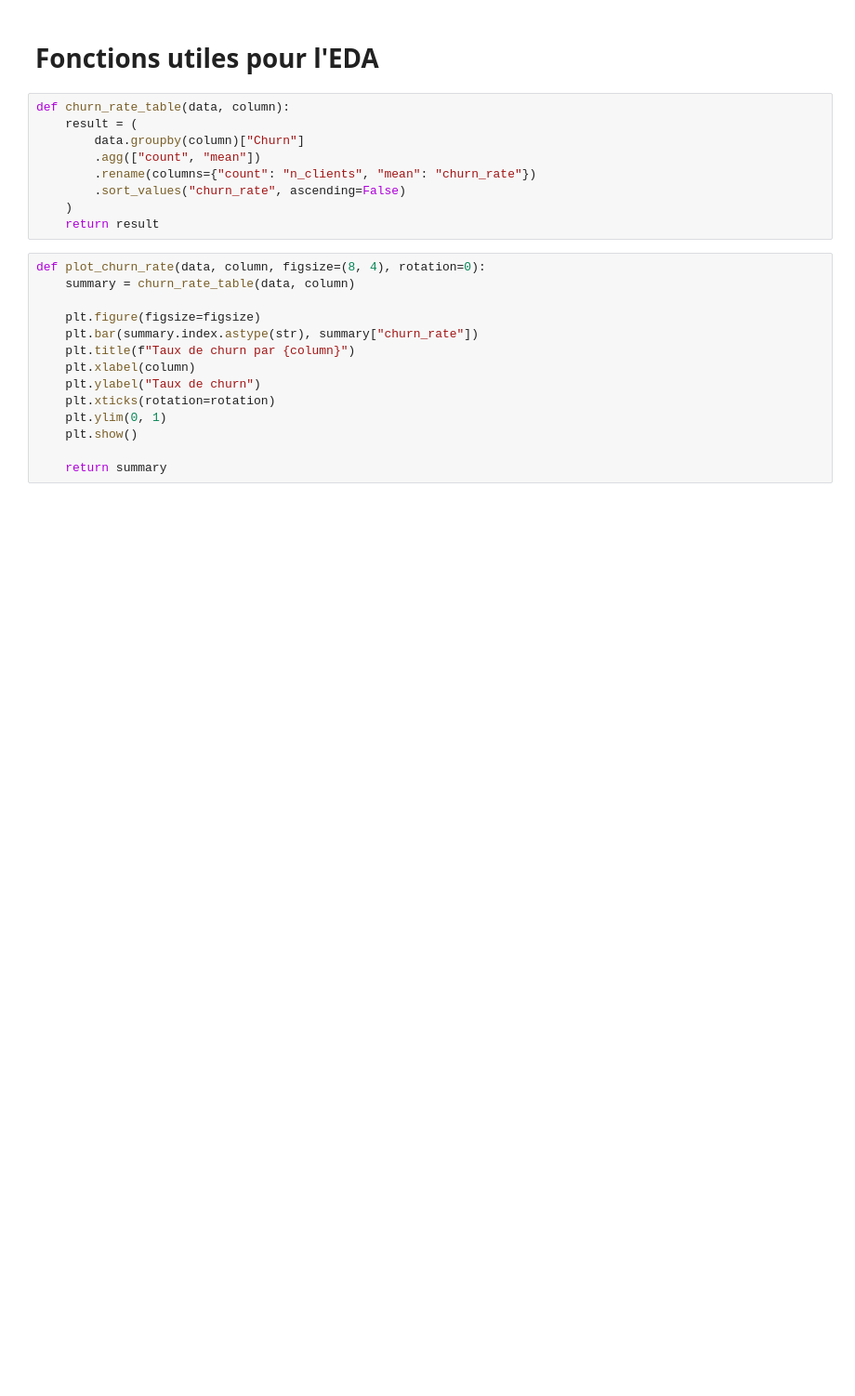
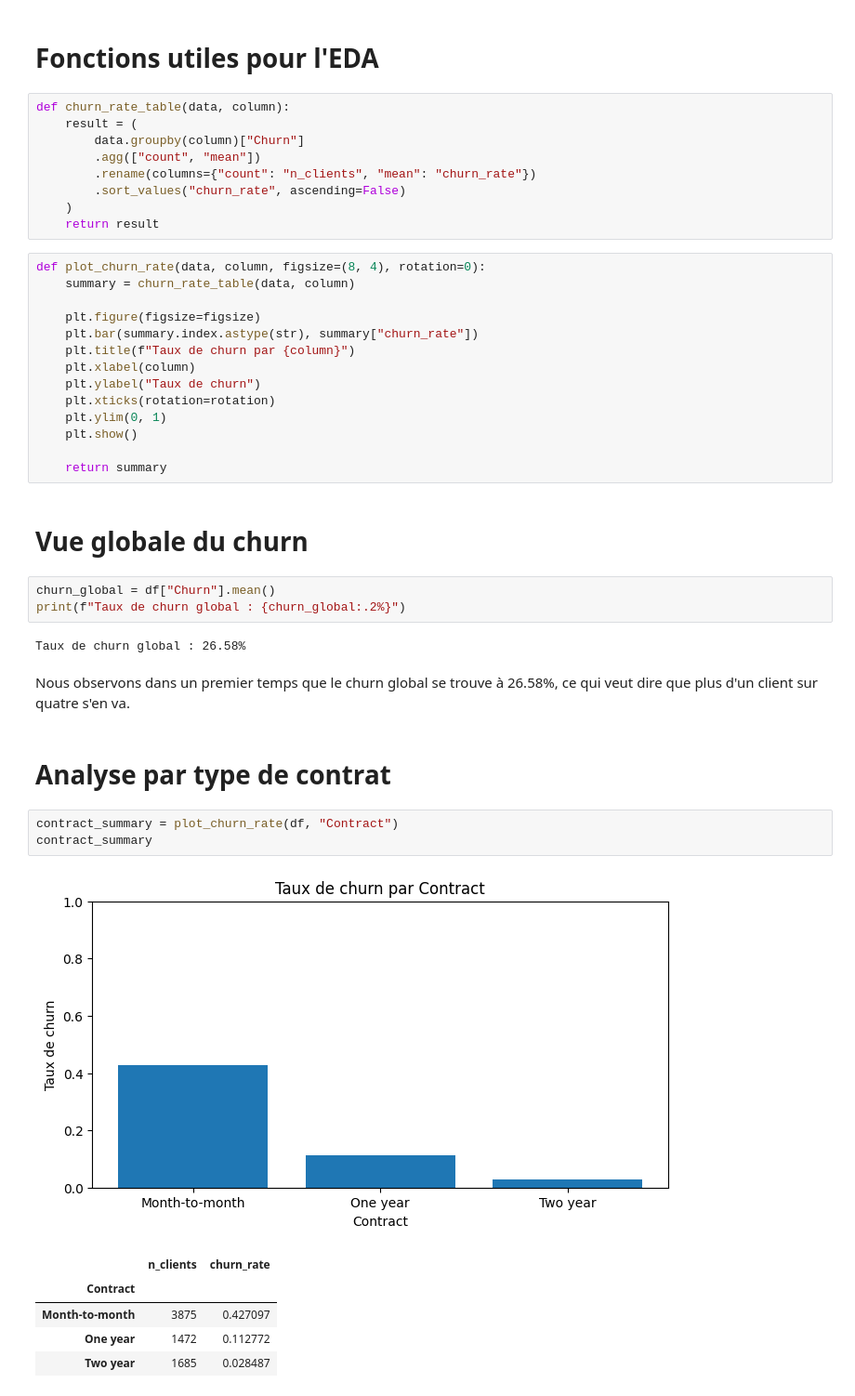
Before and after one commit to QuentinGense-hub/customer-churn-marketing, a Jupyter notebook: notebook/02_eda_marketing.ipynb, the cells around one changed output. Shown at 93% size. Saved outputs shown, nothing was run; the diff lists cells and outputs as text; blank space fills up the shorter version.

```diff
--- a/notebook/02_eda_marketing.ipynb
+++ b/notebook/02_eda_marketing.ipynb
@@ -33,3 +40,24 @@ def plot_churn_rate(data, column, figsize=(8, 4), rotation=0):
     plt.show()
 
     return summary
+# %% [markdown]
+# Vue globale du churn
+# %%
+churn_global = df["Churn"].mean()
+print(f"Taux de churn global : {churn_global:.2%}")
+# %% [output]
+Taux de churn global : 26.58%
+# %% [markdown]
+Nous observons dans un premier temps que le churn global se trouve à 26.58%, ce qui veut dire que plus d'un client sur quatre s'en va.
+# %% [markdown]
+# Analyse par type de contrat
+# %%
+contract_summary = plot_churn_rate(df, "Contract")
+contract_summary
+# %% [output]
+[figure, added]
+|  | n_clients | churn_rate |
+| Contract |  |  |
+| Month-to-month | 3875 | 0.427097 |
+| One year | 1472 | 0.112772 |
+| Two year | 1685 | 0.028487 |
```
Also changed, not shown: parts of 33 cells of this notebook, 2 other files.
